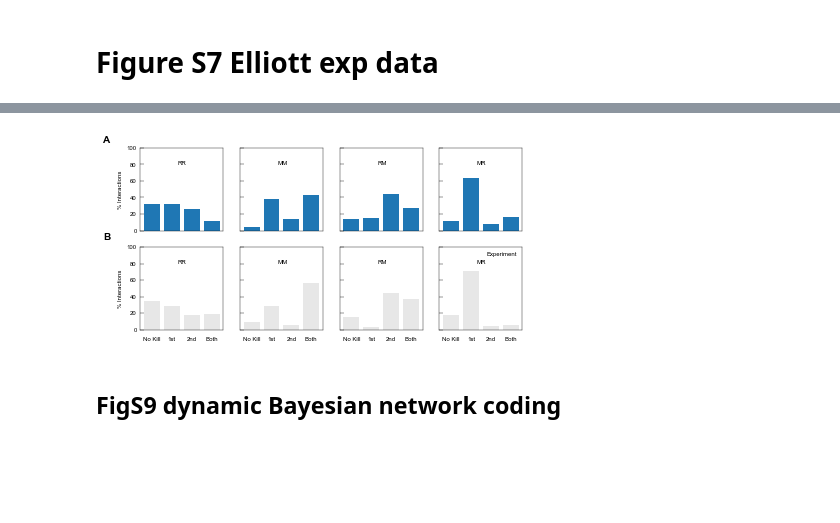
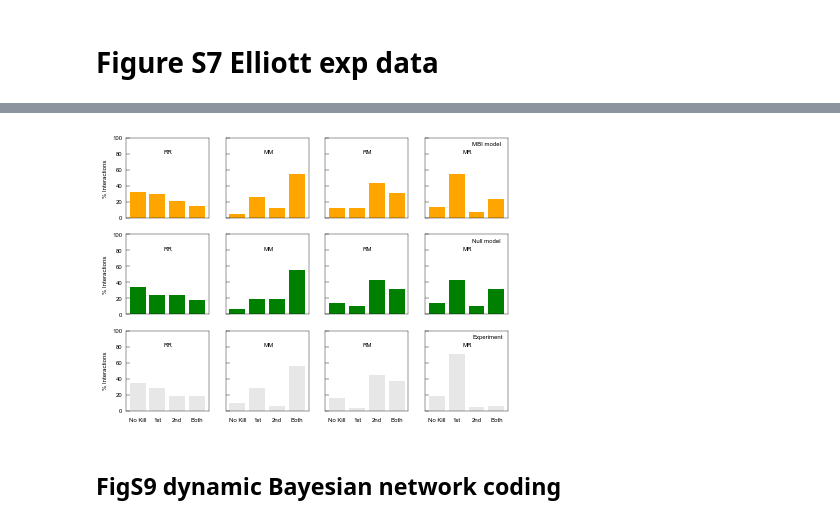
Before and after one commit to ywqin/paper-innate-immune-adaptation, a Jupyter notebook: figures.ipynb, the cells around one changed output, grey strips where cells are left out. Cells and saved outputs as stored; diff of their text form; code cells hidden in the pictures; blank space fills up the shorter version.

```diff
--- a/figures.ipynb
+++ b/figures.ipynb
@@ -2010,0 +2188,16 @@ print(rr,rm,mm,mr)
+# %%
+# constant probability of activating RR MM
+exp_rr = [0.345, 0.285, 0.18, 0.19]
+exp_mm = [0.1, 0.285, 0.055, 0.56]
+from scipy.optimize import fmin
+def likelihd(p,expdata):
+	y = (expdata[0]-(1-p)**2)**2 + (expdata[1]-(1-p)*p)**2 + (expdata[2]-(1-p)*p)**2 + (expdata[3]-p**2)**2
+	return(y)
+initialguess = 0.5
+p_R = fmin(likelihd,initialguess,args=(exp_rr,))[0]
+p_M = fmin(likelihd,initialguess,args=(exp_mm,))[0]
+print(p_R,p_M)
+Null_rr = np.array([(1-p_R)**2, (1-p_R)*p_R, (1-p_R)*p_R, p_R**2])*100
+Null_mm = np.array([(1-p_M)**2, (1-p_M)*p_M, (1-p_M)*p_M, p_M**2])*100
+Null_rm = np.array([(1-p_R)*(1-p_M), p_R*(1-p_M), (1-p_R)*p_M, p_R*p_M])*100
+Null_mr = np.array([(1-p_M)*(1-p_R), p_M*(1-p_R), (1-p_M)*p_R, p_M*p_R])*100
@@ -2011,52 +2226,67 @@ print(rr,rm,mm,mr)
 # %%
-fig,axs = plt.subplots(2,4,sharey=True,figsize=(DOUBLE_COLUMN, SINGLE_COLUMN))
+fig,axs = plt.subplots(3,4,sharey=True,figsize=(DOUBLE_COLUMN, SINGLE_COLUMN*1.5))
 plt.rc('font', size=LABEL_SIZE, family=FAMILY)
 
-fig.text(0.05, 0.9 , string.ascii_uppercase[0].upper(), size=SUBLABEL_SIZE, weight='bold')
-fig.text(0.05, 0.5, string.ascii_uppercase[1].upper(), size=SUBLABEL_SIZE, weight='bold')
-
-for i in range(2):
+for i in range(3):
 	for j in range(4):
 		axs[i,j].tick_params(axis='y',direction="in")
 		axs[i,j].tick_params(axis='x',bottom=False)
 for j in range(4):
 	axs[0,j].tick_params(axis='x',labelbottom=False)
-# plot simulation result
+	axs[1,j].tick_params(axis='x',labelbottom=False)
+	axs[2,j].tick_params(axis='x',labelsize = LABEL_SIZE)
+for i in range(3):
+	axs[i,0].tick_params(axis='y',labelsize = LABEL_SIZE)
+	# plot simulation result
 xlabels = ['No Kill', '1st', '2nd', 'Both']
-axs[0,0].bar(xlabels,rr)
-axs[0,1].bar(xlabels,mm)
-axs[0,2].bar(xlabels,rm)
-axs[0,3].bar(xlabels,mr)
+axs[0,0].bar(xlabels,rr, color='orange')
+axs[0,1].bar(xlabels,mm, color='orange')
+axs[0,2].bar(xlabels,rm, color='orange')
+axs[0,3].bar(xlabels,mr, color='orange')
 plt.ylim([0,100])
 axs[0,0].text(1.3,80,'RR')
 axs[0,1].text(1.3,80,'MM')
 axs[0,2].text(1.3,80,'RM')
 axs[0,3].text(1.3,80,'MR')
-axs[0,0].set_ylabel('% Interactions')
+axs[0,0].set_ylabel('% Interactions',fontsize=LABEL_SIZE)
+axs[0,3].text(1.8,90,'MBI model')
+# plot null model result
+axs[1,0].bar(xlabels,Null_rr, color='green')
+axs[1,1].bar(xlabels,Null_mm, color='green')
+axs[1,2].bar(xlabels,Null_rm, color='green')
+axs[1,3].bar(xlabels,Null_mr, color='green')
+plt.ylim([0,100])
+axs[1,0].text(1.3,80,'RR')
+axs[1,1].text(1.3,80,'MM')
+axs[1,2].text(1.3,80,'RM')
+axs[1,3].text(1.3,80,'MR')
+axs[1,0].set_ylabel('% Interactions',fontsize=LABEL_SIZE)
+axs[1,3].text(1.8,90,'Null model')
+
 # plot experimental result
 exp_rr = [0.345, 0.285, 0.18, 0.19]
 exp_mm = [0.1, 0.285, 0.055, 0.56]
 exp_rm = [0.16, 0.03, 0.44, 0.37]
 exp_mr = [0.18, 0.71, 0.05, 0.06]
 exp_rr = np.array(exp_rr)*100
 exp_mm = np.array(exp_mm)*100
 exp_rm = np.array(exp_rm)*100
 exp_mr = np.array(exp_mr)*100
-axs[1,0].bar(xlabels,exp_rr,color=(0.1, 0.1, 0.1, 0.1))
-axs[1,1].bar(xlabels,exp_mm,color=(0.1, 0.1, 0.1, 0.1))
-axs[1,2].bar(xlabels,exp_rm,color=(0.1, 0.1, 0.1, 0.1))
-axs[1,3].bar(xlabels,exp_mr,color=(0.1, 0.1, 0.1, 0.1))
-axs[1,0].text(1.3,80,'RR')
-axs[1,1].text(1.3,80,'MM')
-axs[1,2].text(1.3,80,'RM')
-axs[1,3].text(1.3,80,'MR')
-axs[1,3].text(1.8,90,'Experiment')
-axs[1,0].set_ylabel('% Interactions')
+axs[2,0].bar(xlabels,exp_rr,color=(0.1, 0.1, 0.1, 0.1))
+axs[2,1].bar(xlabels,exp_mm,color=(0.1, 0.1, 0.1, 0.1))
+axs[2,2].bar(xlabels,exp_rm,color=(0.1, 0.1, 0.1, 0.1))
+axs[2,3].bar(xlabels,exp_mr,color=(0.1, 0.1, 0.1, 0.1))
+axs[2,0].text(1.3,80,'RR')
+axs[2,1].text(1.3,80,'MM')
+axs[2,2].text(1.3,80,'RM')
+axs[2,3].text(1.3,80,'MR')
+axs[2,3].text(1.8,90,'Experiment')
+axs[2,0].set_ylabel('% Interactions',fontsize=LABEL_SIZE)
 
 plt.savefig('figs8-2targetskilling.pdf',format='pdf', dpi=300)
 plt.show()
 # %% [output]
-[figure, old version]
+[figure, new version]
 # %% [markdown]
 ## FigS9 dynamic Bayesian network coding
 # %%
```
Also changed, not shown: parts of 19 cells of this notebook.
